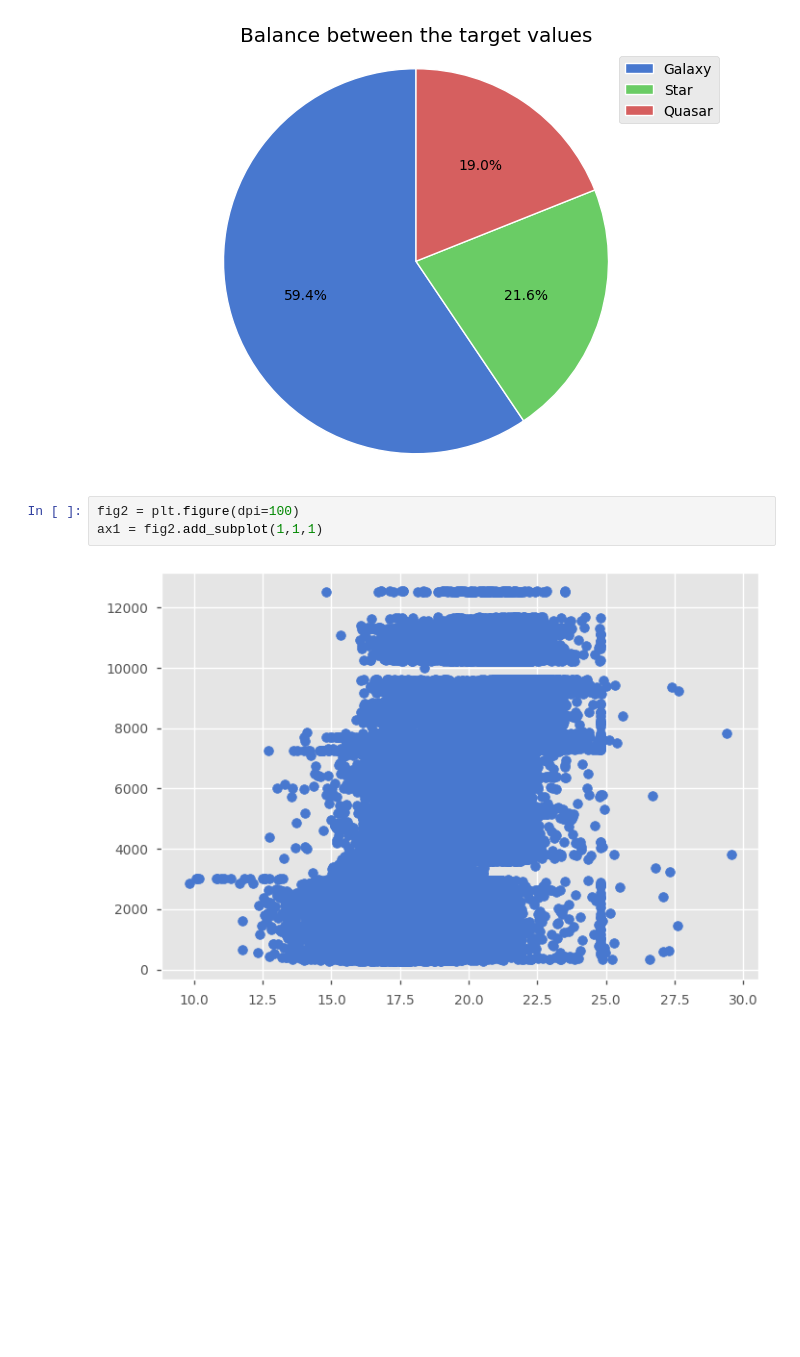
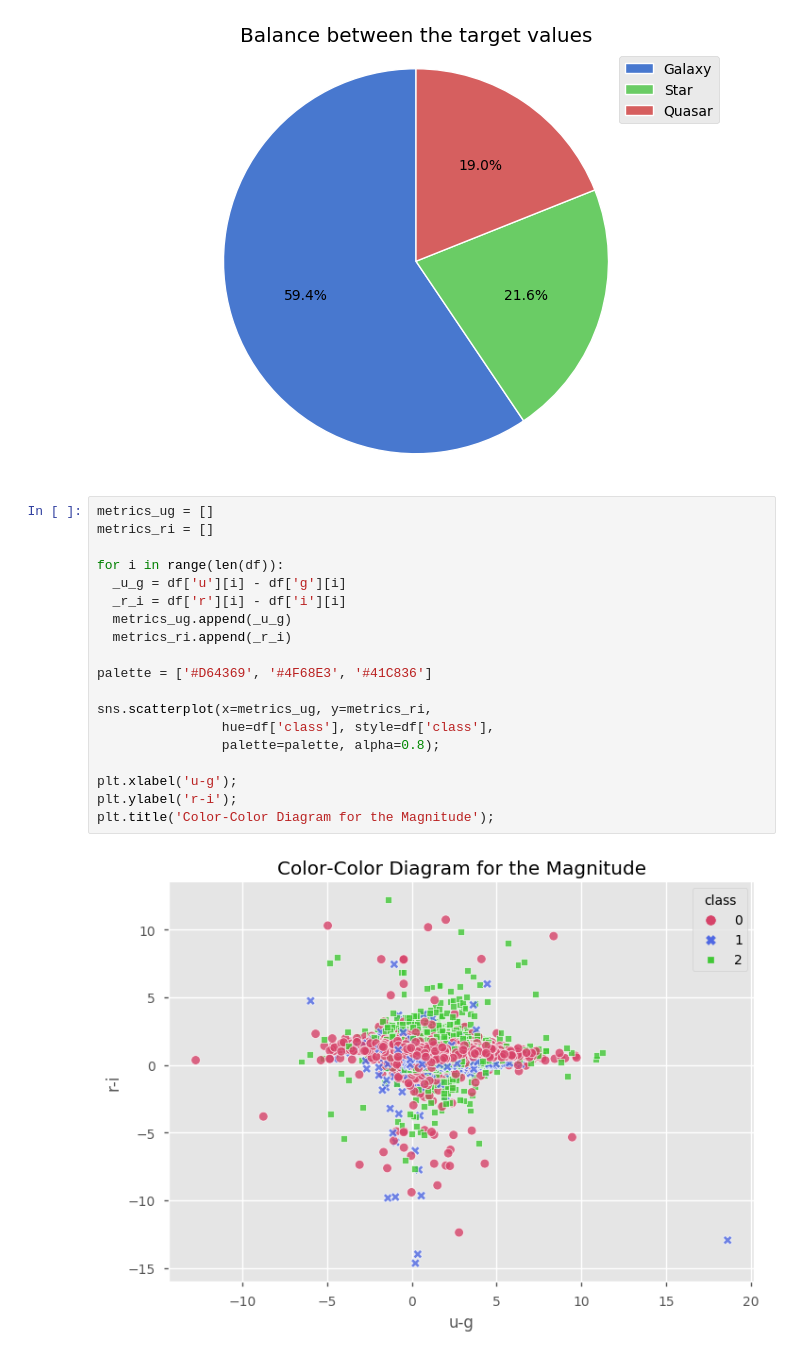
Before and after one commit to 0Kyumy0/Stellar_Classification_Project, a Jupyter notebook: stellarClasification.ipynb, the cells around one changed output. Drawn from its saved outputs; the diff is of its cells as text; blank space fills up the shorter version.

```diff
--- a/stellarClasification.ipynb
+++ b/stellarClasification.ipynb
@@ -124,8 +124,24 @@ ax1.legend(label, loc='best');
 ax1.axis('equal');
 # %% [output]
 [figure]
-# %%
-fig2 = plt.figure(dpi=100)
-ax1 = fig2.add_subplot(1,1,1)
-# %% [output]
-[figure, removed]
+# %%
+metrics_ug = []
+metrics_ri = []
+
+for i in range(len(df)):
+  _u_g = df['u'][i] - df['g'][i]
+  _r_i = df['r'][i] - df['i'][i]
+  metrics_ug.append(_u_g)
+  metrics_ri.append(_r_i)
+
+palette = ['#D64369', '#4F68E3', '#41C836']
+
+sns.scatterplot(x=metrics_ug, y=metrics_ri,
+                hue=df['class'], style=df['class'],
+                palette=palette, alpha=0.8);
+
+plt.xlabel('u-g');
+plt.ylabel('r-i');
+plt.title('Color-Color Diagram for the Magnitude');
+# %% [output]
+[figure, added]
```
Also changed, not shown: parts of 2 cells of this notebook.
